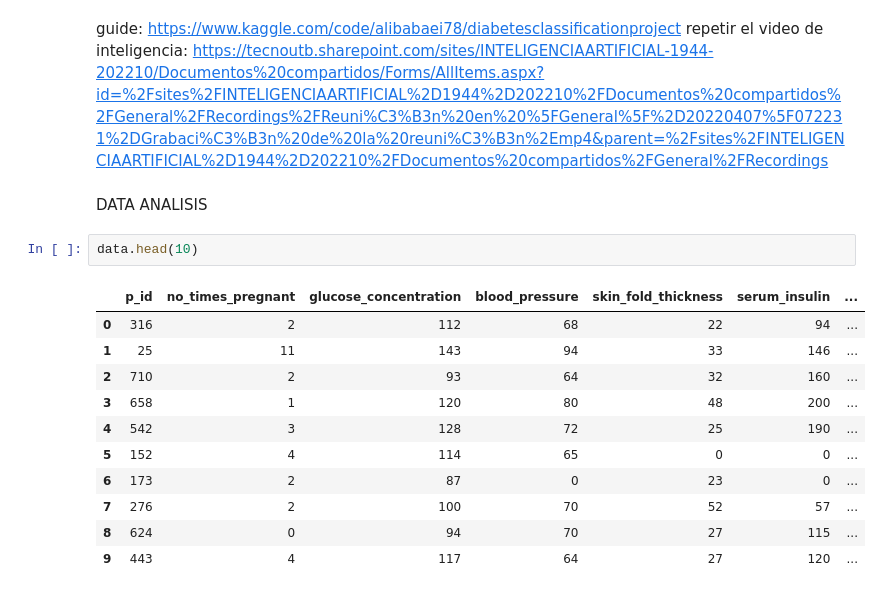
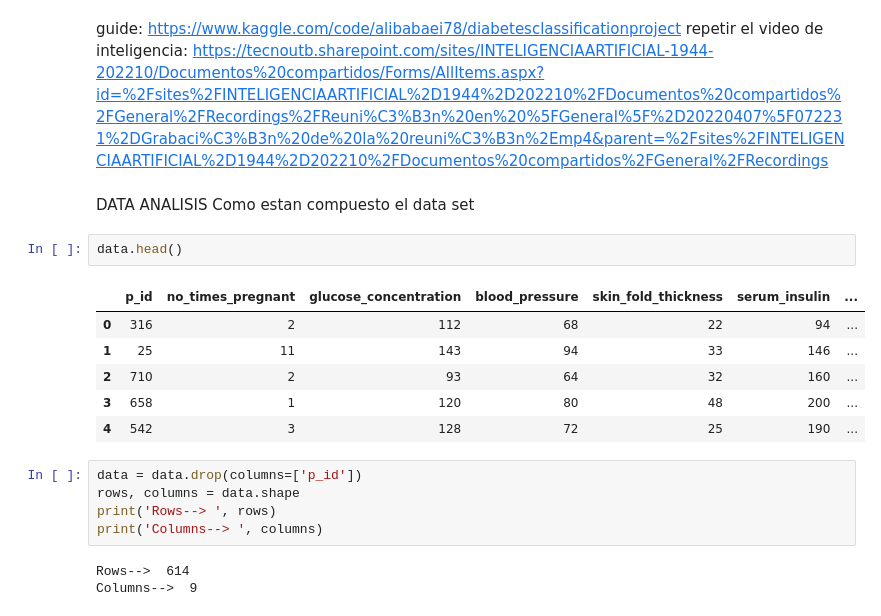
Before and after one commit to andersonmorillo/Diabetes-parcial-2, a Jupyter notebook: Parcial 2 diabetes ML models.ipynb, the cells around one changed output. Cells and saved outputs as stored; diff of their text form.

```diff
--- a/Parcial 2 diabetes ML models.ipynb
+++ b/Parcial 2 diabetes ML models.ipynb
@@ -68,19 +70,23 @@ Class variable (0 or 1)
 # %% [markdown]
 guide: https://www.kaggle.com/code/alibabaei78/diabetesclassificationproject
 repetir el video de inteligencia: https://tecnoutb.sharepoint.com/sites/INTELIGENCIAARTIFICIAL-1944-202210/Documentos%20compartidos/Forms/AllItems.aspx?id=%2Fsites%2FINTELIGENCIAARTIFICIAL%2D1944%2D202210%2FDocumentos%20compartidos%2FGeneral%2FRecordings%2FReuni%C3%B3n%20en%20%5FGeneral%5F%2D20220407%5F072231%2DGrabaci%C3%B3n%20de%20la%20reuni%C3%B3n%2Emp4&parent=%2Fsites%2FINTELIGENCIAARTIFICIAL%2D1944%2D202210%2FDocumentos%20compartidos%2FGeneral%2FRecordings
-# %% [markdown]
-DATA ANALISIS
+# %% [markdown]
+DATA ANALISIS
+Como estan compuesto el data set
 # %%
-data.head(10)
+data.head()
 # %% [output]
 |  | p_id | no_times_pregnant | glucose_concentration | blood_pressure | skin_fold_thickness | serum_insulin | ... |
 | 0 | 316 | 2 | 112 | 68 | 22 | 94 | ... |
 | 1 | 25 | 11 | 143 | 94 | 33 | 146 | ... |
 | 2 | 710 | 2 | 93 | 64 | 32 | 160 | ... |
 | 3 | 658 | 1 | 120 | 80 | 48 | 200 | ... |
 | 4 | 542 | 3 | 128 | 72 | 25 | 190 | ... |
-| 5 | 152 | 4 | 114 | 65 | 0 | 0 | ... |
-| 6 | 173 | 2 | 87 | 0 | 23 | 0 | ... |
-| 7 | 276 | 2 | 100 | 70 | 52 | 57 | ... |
-| 8 | 624 | 0 | 94 | 70 | 27 | 115 | ... |
-| 9 | 443 | 4 | 117 | 64 | 27 | 120 | ... |
+# %%
+data = data.drop(columns=['p_id'])
+rows, columns = data.shape
+print('Rows--> ', rows)
+print('Columns--> ', columns)
+# %% [output]
+Rows-->  614
+Columns-->  9
```
Also changed, not shown: parts of 13 cells of this notebook.
